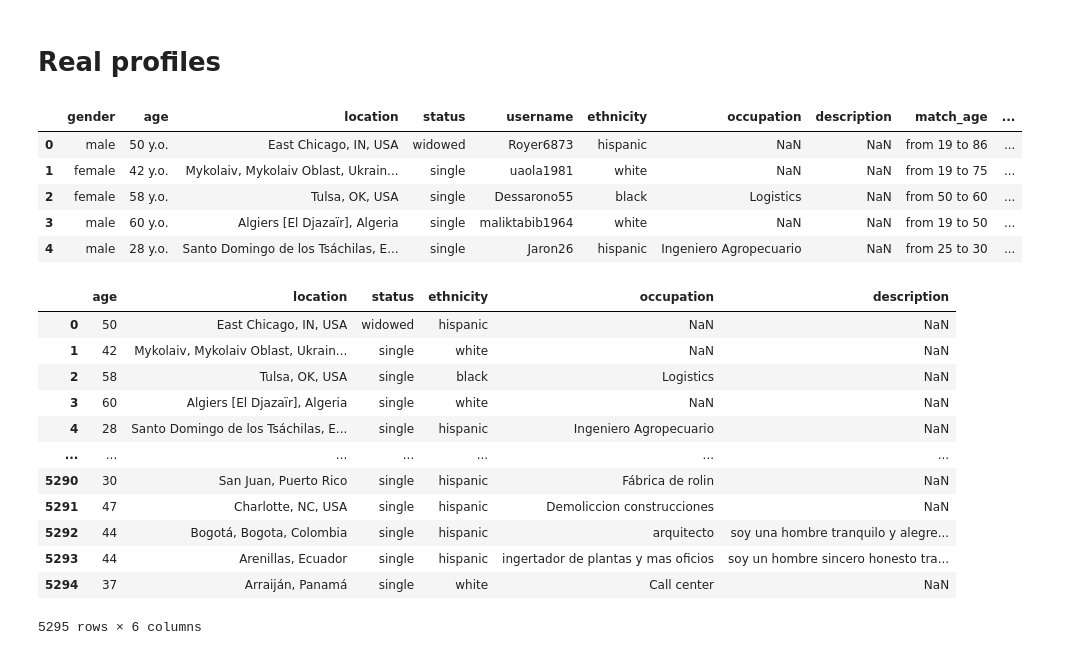
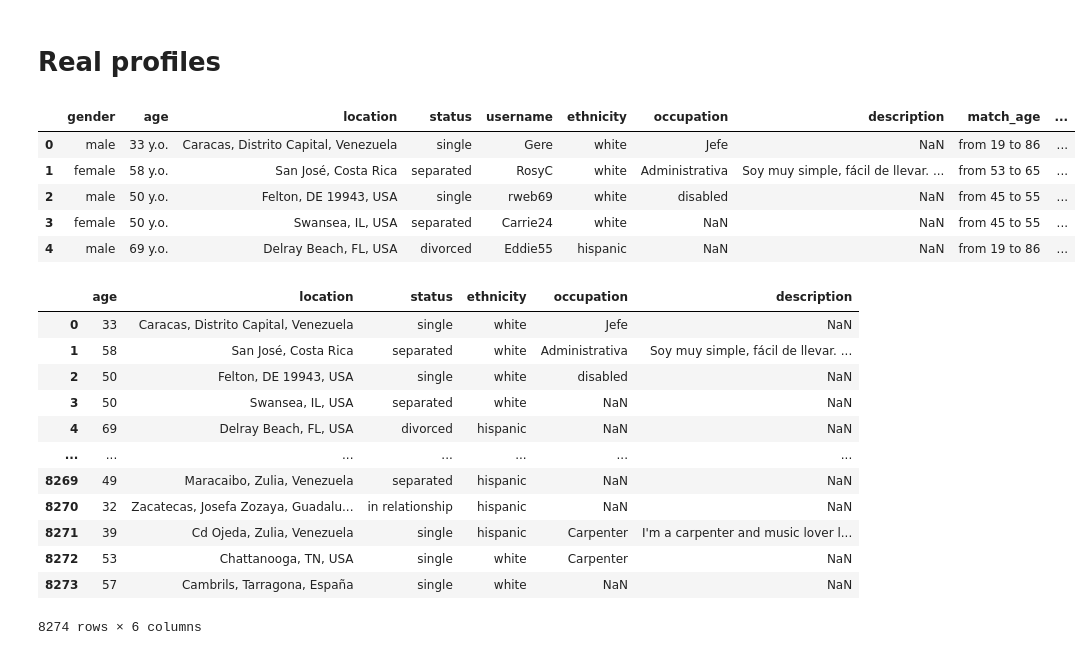
Before and after one commit to ben-dom393/DSA4263_Dating_Fraud, a Jupyter notebook: notebooks/data_processing.ipynb, the cells around one changed output. Cells and saved outputs as stored; diff of their text form; code cells hidden in the pictures.

```diff
--- a/notebooks/data_processing.ipynb
+++ b/notebooks/data_processing.ipynb
@@ -86,16 +88,16 @@ scammers_df.loc[:, "status"] = scammers_df["status"].apply(lambda x : "widowed"
 # %% [markdown]
 # Real profiles
 # %%
-real_df = pd.read_csv('../data/real_profiles.csv')
+real_df = pd.read_csv('../data/real_profile.csv')
 real_df.replace("-", np.nan, inplace=True)
 real_df.head()
 # %% [output]
 |  | gender | age | location | status | username | ethnicity | occupation | description | match_age | ... |
-| 0 | male | 50 y.o. | East Chicago, IN, USA | widowed | Royer6873 | hispanic | NaN | NaN | from 19 to 86 | ... |
-| 1 | female | 42 y.o. | Mykolaiv, Mykolaiv Oblast, Ukrain... | single | uaola1981 | white | NaN | NaN | from 19 to 75 | ... |
-| 2 | female | 58 y.o. | Tulsa, OK, USA | single | Dessarono55 | black | Logistics | NaN | from 50 to 60 | ... |
-| 3 | male | 60 y.o. | Algiers [El Djazaïr], Algeria | single | maliktabib1964 | white | NaN | NaN | from 19 to 50 | ... |
-| 4 | male | 28 y.o. | Santo Domingo de los Tsáchilas, E... | single | Jaron26 | hispanic | Ingeniero Agropecuario | NaN | from 25 to 30 | ... |
+| 0 | male | 33 y.o. | Caracas, Distrito Capital, Venezuela | single | Gere | white | Jefe | NaN | from 19 to 86 | ... |
+| 1 | female | 58 y.o. | San José, Costa Rica | separated | RosyC | white | Administrativa | Soy muy simple, fácil de llevar. ... | from 53 to 65 | ... |
+| 2 | male | 50 y.o. | Felton, DE 19943, USA | single | rweb69 | white | disabled | NaN | from 45 to 55 | ... |
+| 3 | female | 50 y.o. | Swansea, IL, USA | separated | Carrie24 | white | NaN | NaN | from 45 to 55 | ... |
+| 4 | male | 69 y.o. | Delray Beach, FL, USA | divorced | Eddie55 | hispanic | NaN | NaN | from 19 to 86 | ... |
 # %%
 real_df = real_df.drop(["gender", "username", "children", "orientation", "religion", "smoking", "drinking", "intent", "match_age"], axis=1)
 # %%
@@ -105,15 +107,15 @@ real_df["age"] = real_df["age"].str.extract(r'(\d+)')
 real_df
 # %% [output]
 |  | age | location | status | ethnicity | occupation | description |
-| 0 | 50 | East Chicago, IN, USA | widowed | hispanic | NaN | NaN |
-| 1 | 42 | Mykolaiv, Mykolaiv Oblast, Ukrain... | single | white | NaN | NaN |
-| 2 | 58 | Tulsa, OK, USA | single | black | Logistics | NaN |
-| 3 | 60 | Algiers [El Djazaïr], Algeria | single | white | NaN | NaN |
-| 4 | 28 | Santo Domingo de los Tsáchilas, E... | single | hispanic | Ingeniero Agropecuario | NaN |
+| 0 | 33 | Caracas, Distrito Capital, Venezuela | single | white | Jefe | NaN |
+| 1 | 58 | San José, Costa Rica | separated | white | Administrativa | Soy muy simple, fácil de llevar. ... |
+| 2 | 50 | Felton, DE 19943, USA | single | white | disabled | NaN |
+| 3 | 50 | Swansea, IL, USA | separated | white | NaN | NaN |
+| 4 | 69 | Delray Beach, FL, USA | divorced | hispanic | NaN | NaN |
 | ... | ... | ... | ... | ... | ... | ... |
-| 5290 | 30 | San Juan, Puerto Rico | single | hispanic | Fábrica de rolin | NaN |
-| 5291 | 47 | Charlotte, NC, USA | single | hispanic | Demoliccion construcciones | NaN |
-| 5292 | 44 | Bogotá, Bogota, Colombia | single | hispanic | arquitecto | soy una hombre tranquilo y alegre... |
-| 5293 | 44 | Arenillas, Ecuador | single | hispanic | ingertador de plantas y mas oficios | soy un hombre sincero honesto tra... |
-| 5294 | 37 | Arraiján, Panamá | single | white | Call center | NaN |
+| 8269 | 49 | Maracaibo, Zulia, Venezuela | separated | hispanic | NaN | NaN |
+| 8270 | 32 | Zacatecas, Josefa Zozaya, Guadalu... | in relationship | hispanic | NaN | NaN |
+| 8271 | 39 | Cd Ojeda, Zulia, Venezuela | single | hispanic | Carpenter | I'm a carpenter and music lover l... |
+| 8272 | 53 | Chattanooga, TN, USA | single | white | Carpenter | NaN |
+| 8273 | 57 | Cambrils, Tarragona, España | single | white | NaN | NaN |
-5295 rows × 6 columns
+8274 rows × 6 columns
```
Also changed, not shown: parts of 3 cells of this notebook, 1 other file.
